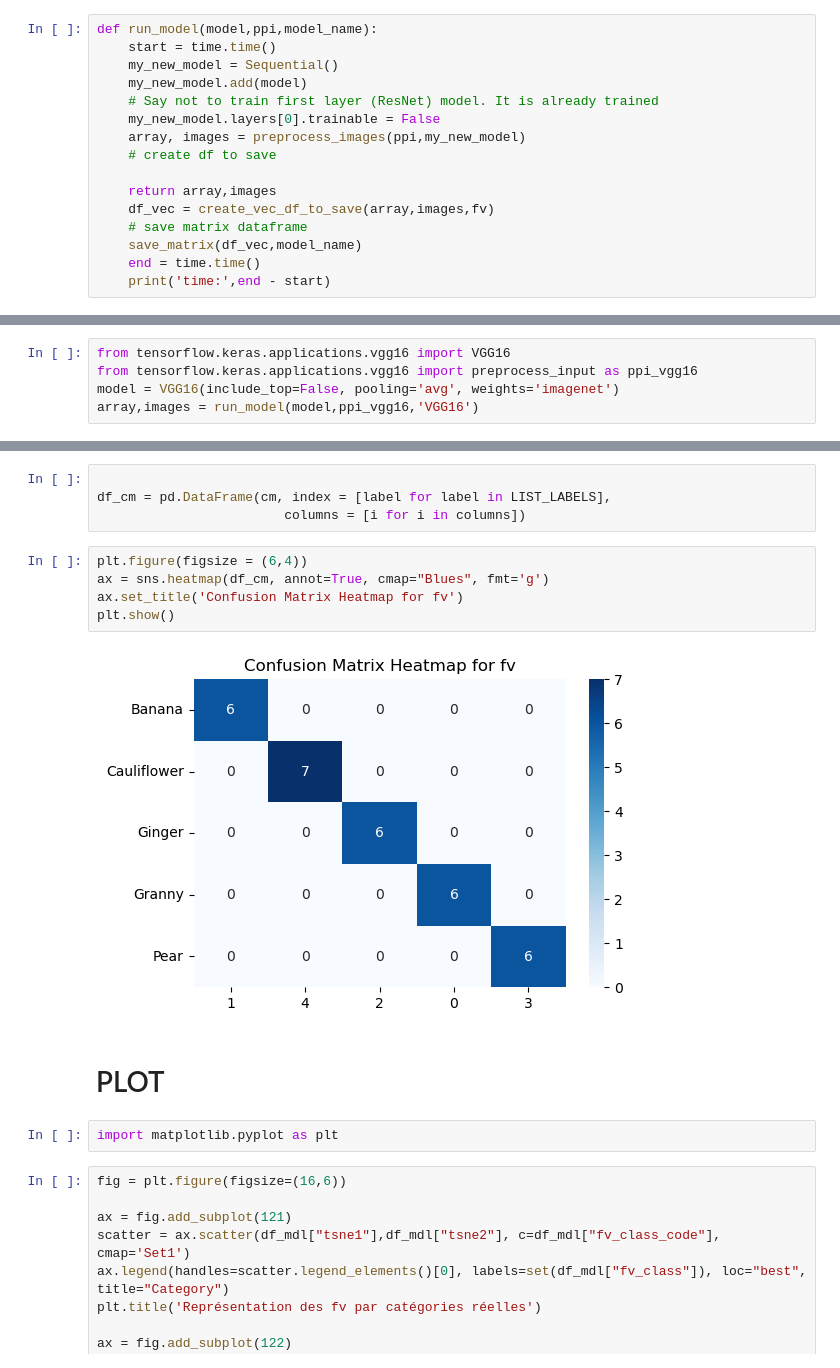
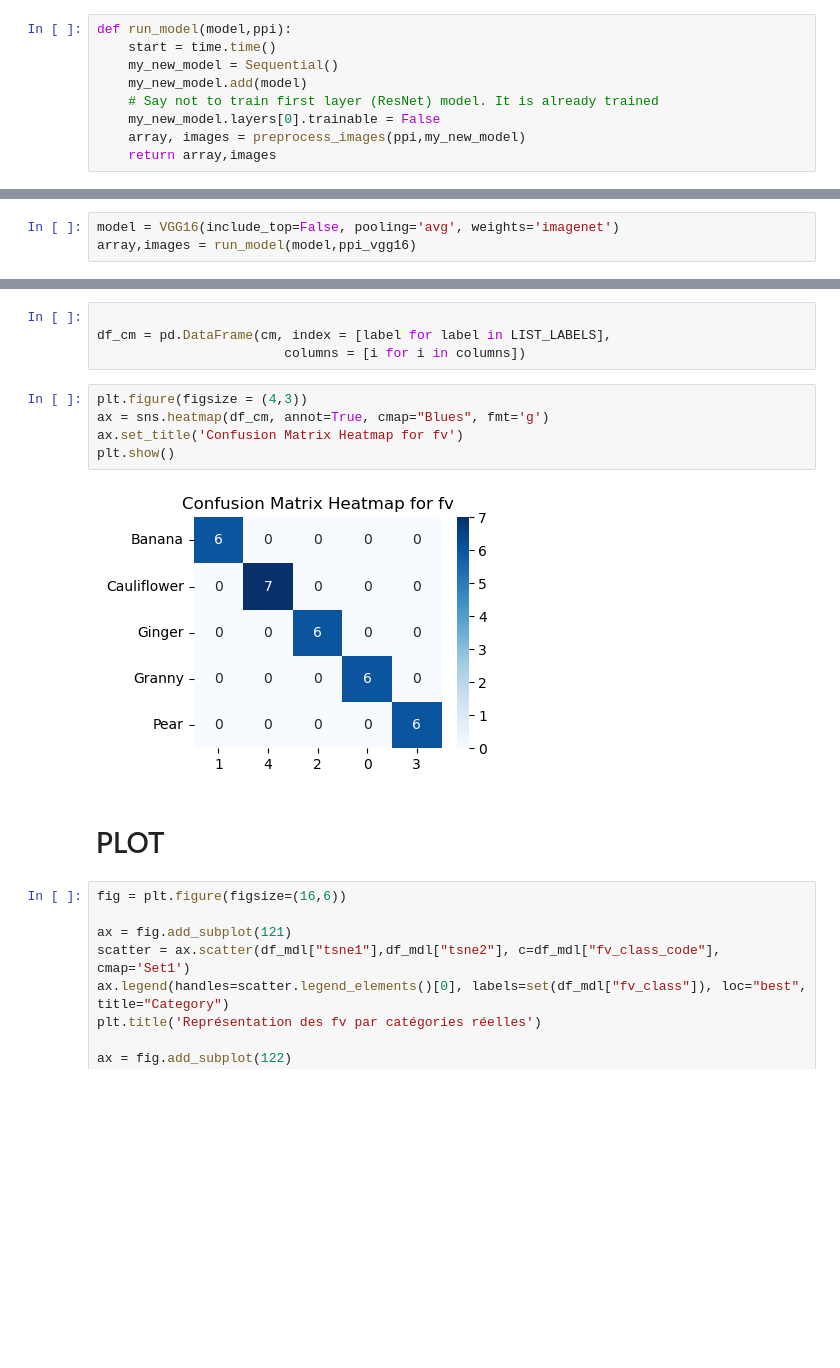
Before and after one commit to TTFrance/Project-08, a Jupyter notebook: oc-p8-modelling.ipynb, the cells around one changed output, grey strips where cells are left out. Saved outputs shown, nothing was run; the diff lists cells and outputs as text; blank space fills up the shorter version.

Commit message:
renamed:    01 Modelling A.ipynb -> oc-p8-modelling.ipynb

```diff
--- a/01 Modelling A.ipynb
+++ b/oc-p8-modelling.ipynb
@@ -91,21 +66,14 @@ def preprocess_images(ppi,my_new_model):
     array = np.array(feature_list)
     return array, images
 # %%
-def run_model(model,ppi,model_name):
+def run_model(model,ppi):
     start = time.time()
     my_new_model = Sequential()
     my_new_model.add(model)
     # Say not to train first layer (ResNet) model. It is already trained
     my_new_model.layers[0].trainable = False
     array, images = preprocess_images(ppi,my_new_model)
-    # create df to save
-
     return array,images
-    df_vec = create_vec_df_to_save(array,images,fv)
-    # save matrix dataframe
-    save_matrix(df_vec,model_name)
-    end = time.time()
-    print('time:',end - start)
 # %% [markdown]
 # PROJECT 8
 # %%
@@ -144,10 +112,8 @@ fv
 # %% [markdown]
 ## VGG16
 # %%
-from tensorflow.keras.applications.vgg16 import VGG16
-from tensorflow.keras.applications.vgg16 import preprocess_input as ppi_vgg16
 model = VGG16(include_top=False, pooling='avg', weights='imagenet')
-array,images = run_model(model,ppi_vgg16,'VGG16')
+array,images = run_model(model,ppi_vgg16)
 # %% [output]
 10 Cauliflower 235_100.jpg
 20 Granny Smith 100_100.jpg
@@ -284,16 +240,14 @@ columns
 df_cm = pd.DataFrame(cm, index = [label for label in LIST_LABELS],
                         columns = [i for i in columns])
 # %%
-plt.figure(figsize = (6,4))
+plt.figure(figsize = (4,3))
 ax = sns.heatmap(df_cm, annot=True, cmap="Blues", fmt='g')
 ax.set_title('Confusion Matrix Heatmap for fv')
 plt.show()
 # %% [output]
-[figure, old version]
+[figure, new version]
 # %% [markdown]
 # PLOT
-# %%
-import matplotlib.pyplot as plt
 # %%
 fig = plt.figure(figsize=(16,6))
 
```
Also changed, not shown: parts of 9 cells of this notebook.
